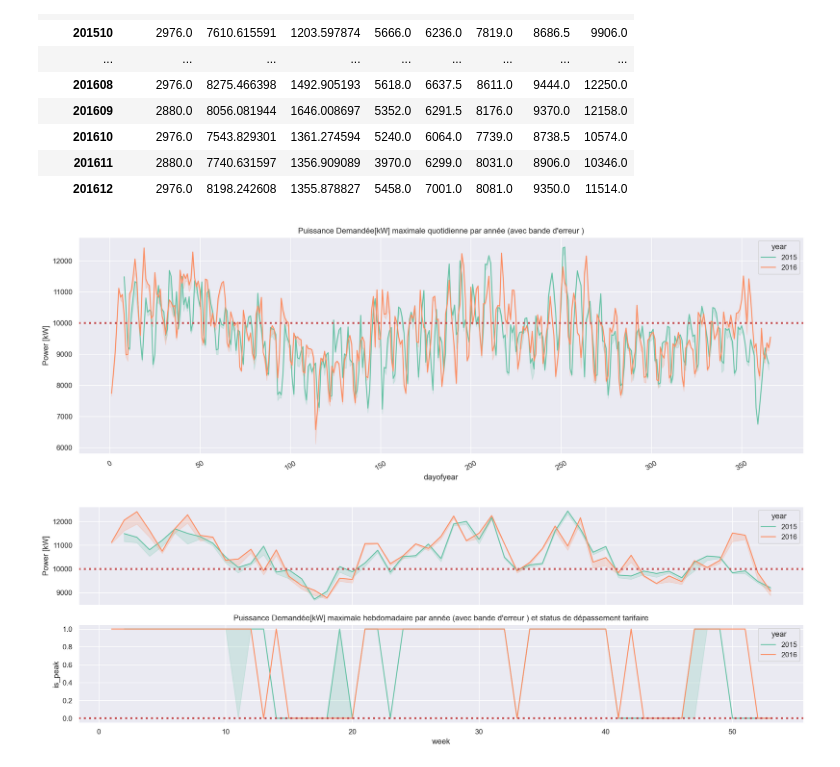
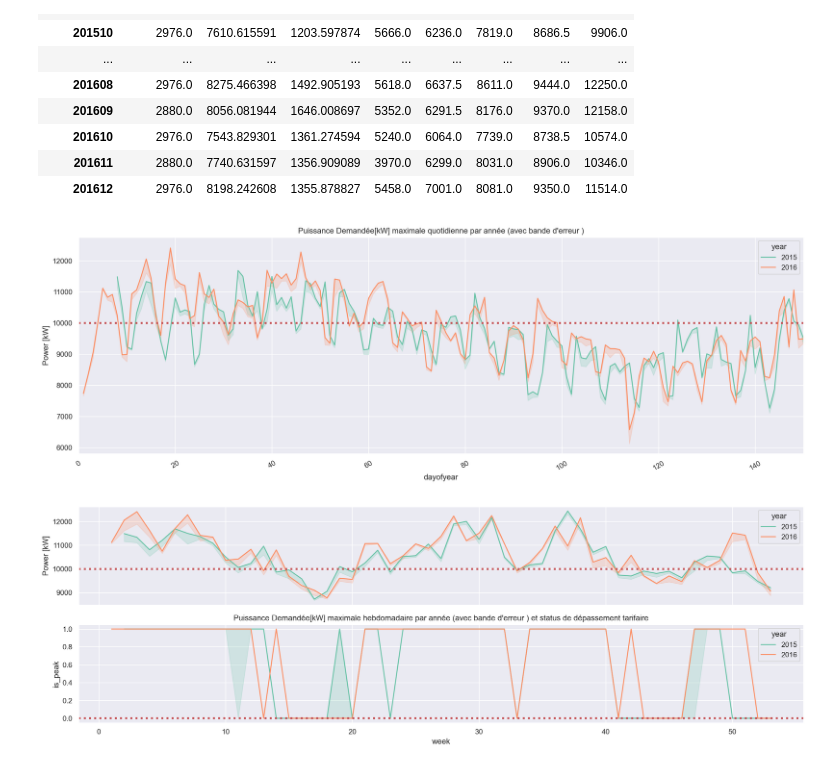
Before and after one commit to cimadure/ene8230, a Jupyter notebook: preprocess_power.ipynb, the cells around one changed output. Drawn from its saved outputs; the diff is of its cells as text; code cells hidden in the pictures.

```diff
--- a/preprocess_power.ipynb
+++ b/preprocess_power.ipynb
@@ -151,24 +151,26 @@ df[[power_label,'year_month']].groupby(by='year_month').describe()
 # %%
 title = "Puissance Demandée[kW] maximale quotidienne par année (avec bande d'erreur )"
 
 sns.set_theme(style="darkgrid")
 plt.figure(figsize=figure_size)
 # Plot the responses for different events and regions
 g = sns.lineplot(x='dayofyear', y=power_label, estimator='max',
              hue="year",data=df, palette='Set2')
 
 # Draw a horizontal line to show the starting point
 g.axhline(power_threshold, linestyle=":", color='r', lw=3)
 plt.title(title)
 plt.xticks(rotation=30);
+plt.xlim([0, 150])
 plt.show()
+
 fig = g.get_figure()
 for char in invalid:
 	filename = title.replace(char, '_')+'.png'
 filename = Path(save_dir,filename)
 fig.savefig(filename, format='png', dpi=200, bbox_inches='tight')
 # %% [output]
-[figure, old version]
+[figure, new version]
 # %%
 # Error Bands + valeur maximale des mois
 
```
Also changed, not shown: 2 other files.
